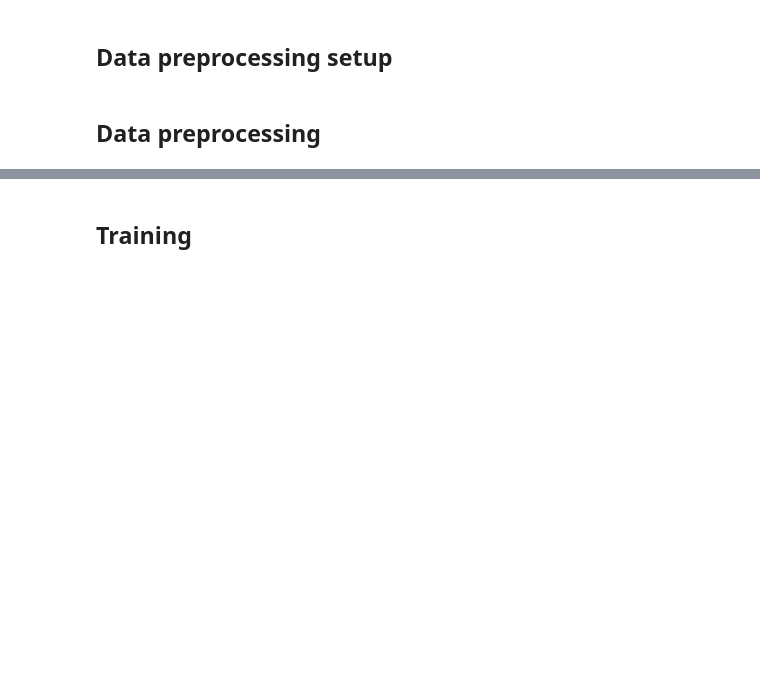
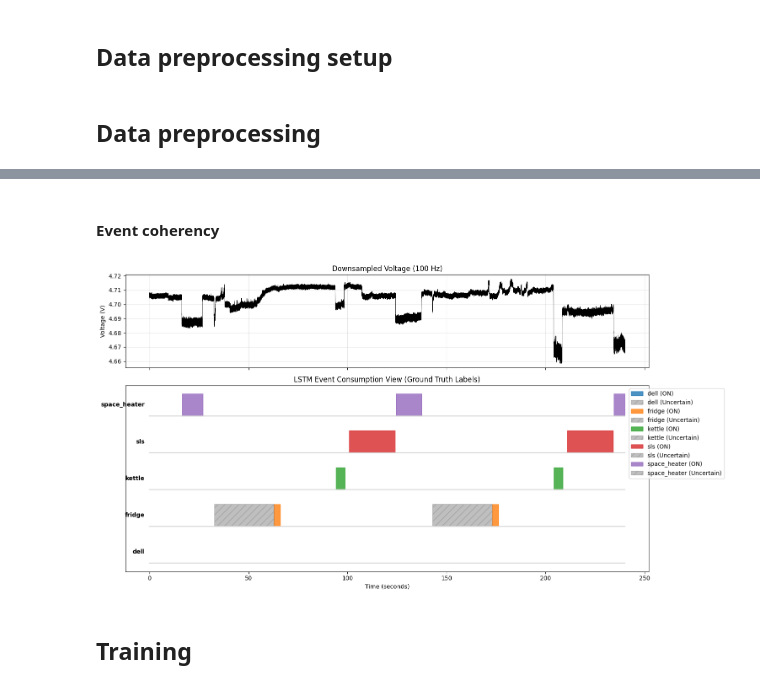
Before and after one commit to koyae/disag-with-light, a Jupyter notebook: train_and_compare.ipynb, the cells around one changed output, grey strips where cells are left out. Drawn from its saved outputs; the diff is of its cells as text; code cells hidden in the pictures; blank space fills up the shorter version.

```diff
--- a/train_and_compare.ipynb
+++ b/train_and_compare.ipynb
@@ -391 +530,79 @@ Total windowed samples for training: 83326
+# %% [markdown]
+#### Event coherency
+# %%
+def plot_lstm_event_view(npz_file, start_sec=0, duration_sec=240, target_hz=100):
+    """
+    Plots a 4-minute window of the downsampled voltage and the state matrix
+    exactly as the LSTM consumes it from the .npz cache.
+    """
+    # 1. Load the compiled ground truth
+    data = np.load(npz_file)
+    voltage = data['voltage']
+    states = data['states']
+    devices = data['devices']
+
+    # 2. Calculate indices for the 4-minute window
+    start_idx = int(start_sec * target_hz)
+    end_idx = int((start_sec + duration_sec) * target_hz)
+
+    # Prevent out-of-bounds errors if the file is shorter than 4 minutes
+    end_idx = min(end_idx, len(voltage))
+    actual_duration = (end_idx - start_idx) / target_hz
+
+    # Slice the data arrays
+    voltage_slice = voltage[start_idx:end_idx]
+    states_slice = states[start_idx:end_idx]
+    time_axis = np.arange(len(voltage_slice)) / target_hz + start_sec
+
+    # 3. Setup the plots (Top: Voltage, Bottom: State Matrix)
+    fig, (ax1, ax2) = plt.subplots(2, 1, figsize=(15, 8), sharex=True, gridspec_kw={'height_ratios': [1, 2]})
+
+    # --- TOP PLOT: Voltage ---
+    ax1.plot(time_axis, voltage_slice, color='black', linewidth=0.5)
+    ax1.set_title(f"Downsampled Voltage ({target_hz} Hz)")
+    ax1.set_ylabel("Voltage (V)")
+    ax1.grid(True, alpha=0.3)
+
+    # --- BOTTOM PLOT: Device States ---
+    colors = plt.cm.tab10.colors
+
+    for i, dev in enumerate(devices):
+        dev_state = states_slice[:, i]
+        base_y = i * 2.0  # Offset each device vertically by 2 units so they don't overlap
+
+        # Plot the baseline (OFF state)
+        ax2.plot(time_axis, np.full_like(time_axis, base_y), color='lightgray', linestyle='-')
+
+        # Fill blocks for ON (1.0)
+        on_mask = (dev_state == 1.0)
+        ax2.fill_between(time_axis, base_y, base_y + 1.2, where=on_mask,
+                         color=colors[i % len(colors)], label=f"{dev} (ON)", alpha=0.8)
+
+        # Fill blocks for UNCERTAIN (-1.0)
+        uncertain_mask = (dev_state == -1.0)
+        ax2.fill_between(time_axis, base_y, base_y + 1.2, where=uncertain_mask,
+                         color='gray', alpha=0.5, hatch='//', label=f"{dev} (Uncertain)")
+
+        # Print the device name directly on the Y-axis
+        ax2.text(time_axis[0] - (actual_duration * 0.01), base_y + 0.6, dev,
+                 ha='right', va='center', fontweight='bold', fontsize=10)
+
+    # Clean up bottom plot
+    ax2.set_yticks([])  # Hide the arbitrary Y numbers
+    ax2.set_xlabel("Time (seconds)")
+    ax2.set_title("LSTM Event Consumption View (Ground Truth Labels)")
+
+    # Deduplicate the legend so we don't get 10,000 entries
+    handles, labels = ax2.get_legend_handles_labels()
+    by_label = dict(zip(labels, handles))
+    ax2.legend(by_label.values(), by_label.keys(), loc='upper right', bbox_to_anchor=(1.15, 1))
+
+    plt.tight_layout()
+    plt.show()
+
+# Run it on one of your cached files
+test_file = "preprocess_cache/20260501_023148_incandescent_4-device_serenade_20000_hz.npz"
+plot_lstm_event_view(test_file, start_sec=0, duration_sec=240)
+# %% [output]
+[figure, added]
 # %%
```
Also changed, not shown: parts of 26 cells of this notebook, 1 other file.
